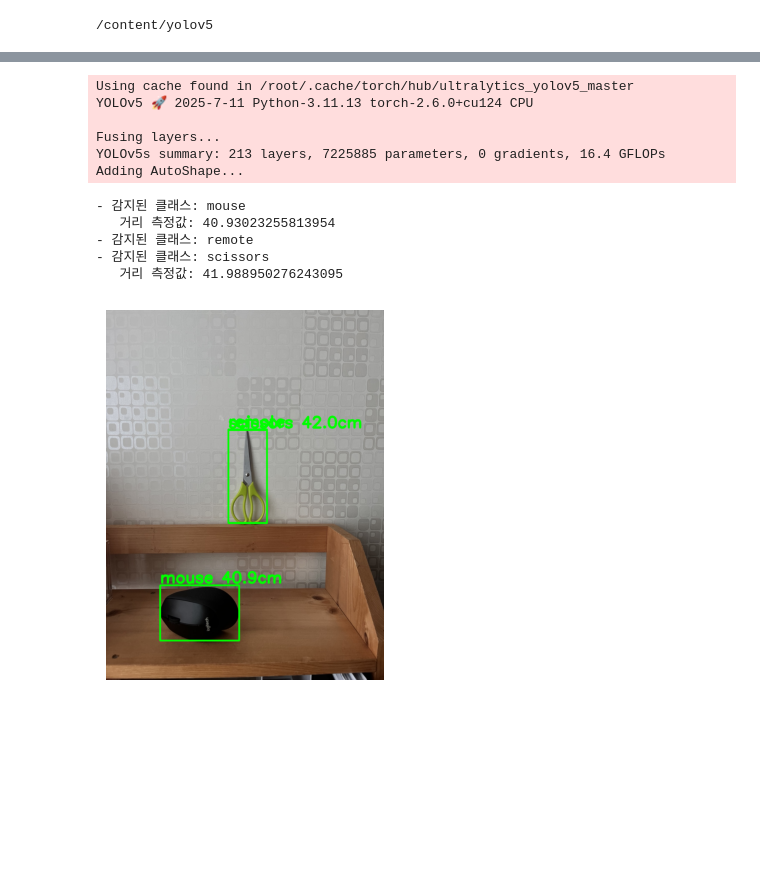
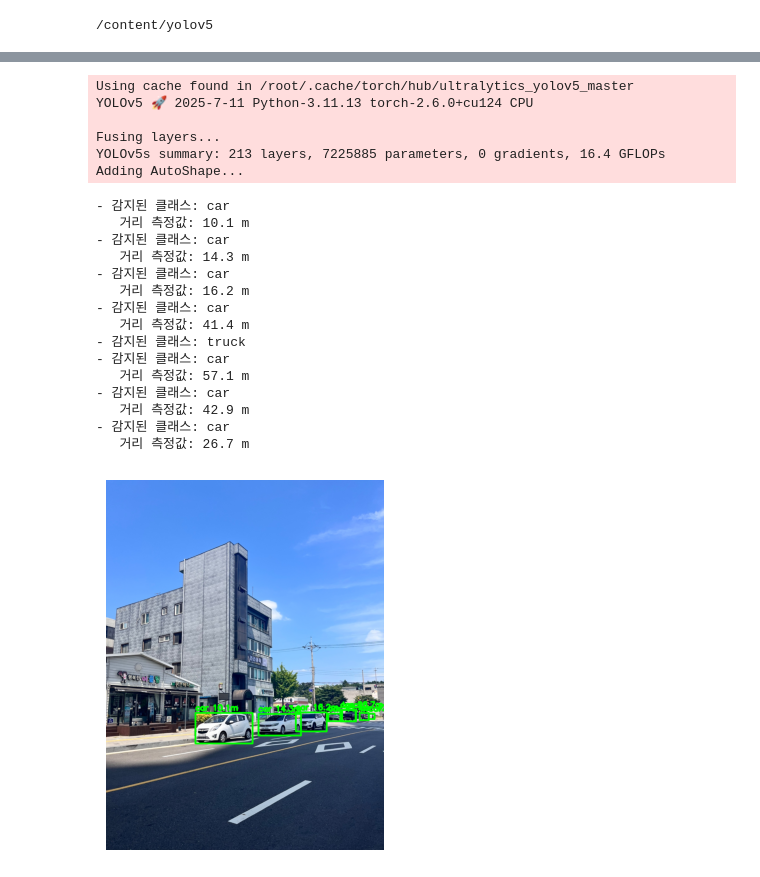
Before and after one commit to NamHyoeun11/jeonbot4-projects, a Jupyter notebook: 과제2_Distance_estimation(yolov5)_직접찍은사진.ipynb, the cells around one changed output, grey strips where cells are left out. Cells and saved outputs as stored; diff of their text form; code cells hidden in the pictures; blank space fills up the shorter version.

```diff
--- a/과제2_Distance_estimation(yolov5)_직접찍은사진.ipynb
+++ b/과제2_Distance_estimation(yolov5)_직접찍은사진.ipynb
@@ -74,7 +77,7 @@ Saving Picture6.jpg to Picture6 (1).jpg
 
 import matplotlib.pyplot as plt
 
-img = cv2.imread('Picture6.jpg')  # BGR
+img = cv2.imread('Picture7.jpg')  # BGR
 img_rgb = cv2.cvtColor(img, cv2.COLOR_BGR2RGB)  # 모델용
 img_bgr = img.copy()  # 시각화용 (BGR)
 
@@ -89,7 +92,8 @@ known_heights = {
     "cup": 10,
     "mouse": 11,
     "scissors": 19,
-    "person": 166
+    "person": 166,
+    "car": 150
 }
 focal_length_px = 800
 
@@ -100,39 +104,49 @@ def estimate_distance(known_height_cm, focal_length_px, bbox_height_px):
 for *box, conf, cls in results.xyxy[0]:
     label = model.names[int(cls)].lower()
     print("- 감지된 클래스:", label)
 
     x1, y1, x2, y2 = map(int, box)
 
     if label in known_heights:
         bbox_height = y2 - y1
         distance = estimate_distance(known_heights[label], focal_length_px, bbox_height)
-        text = f"{label} {distance:.1f}cm"
-        print("   거리 측정값:", distance)
+        text = f"{label} {distance/100:.1f}m"
+        print(f"   거리 측정값: {distance / 100:.1f} m")
     else:
         text = label
 
     cv2.rectangle(img_bgr, (x1, y1), (x2, y2), (0, 255, 0), 6)
     cv2.putText(img_bgr, text, (x1, y1 - 10),
-                cv2.FONT_HERSHEY_SIMPLEX, 2, (0, 255, 0), 8)
+                cv2.FONT_HERSHEY_SIMPLEX, 1, (0, 255, 0), 5)
 
 # 출력용 RGB 변환
 img_show = cv2.cvtColor(img_bgr, cv2.COLOR_BGR2RGB)
 
 # 출력
 #plt.figure(figsize=(10, 8))
 plt.imshow(img_show)
 plt.axis("off")
 plt.show()
 # %% [output]
 Using cache found in /root/.cache/torch/hub/ultralytics_yolov5_master
 YOLOv5 🚀 2025-7-11 Python-3.11.13 torch-2.6.0+cu124 CPU
 
 Fusing layers...
 YOLOv5s summary: 213 layers, 7225885 parameters, 0 gradients, 16.4 GFLOPs
 Adding AutoShape...
-- 감지된 클래스: mouse
-   거리 측정값: 40.93023255813954
-- 감지된 클래스: remote
-- 감지된 클래스: scissors
-   거리 측정값: 41.988950276243095
+- 감지된 클래스: car
+   거리 측정값: 10.1 m
+- 감지된 클래스: car
+   거리 측정값: 14.3 m
+- 감지된 클래스: car
+   거리 측정값: 16.2 m
+- 감지된 클래스: car
+   거리 측정값: 41.4 m
+- 감지된 클래스: truck
+- 감지된 클래스: car
+   거리 측정값: 57.1 m
+- 감지된 클래스: car
+   거리 측정값: 42.9 m
+- 감지된 클래스: car
+   거리 측정값: 26.7 m
-[figure, old version]
+[figure, new version]
```
Also changed, not shown: parts of 3 cells of this notebook.
